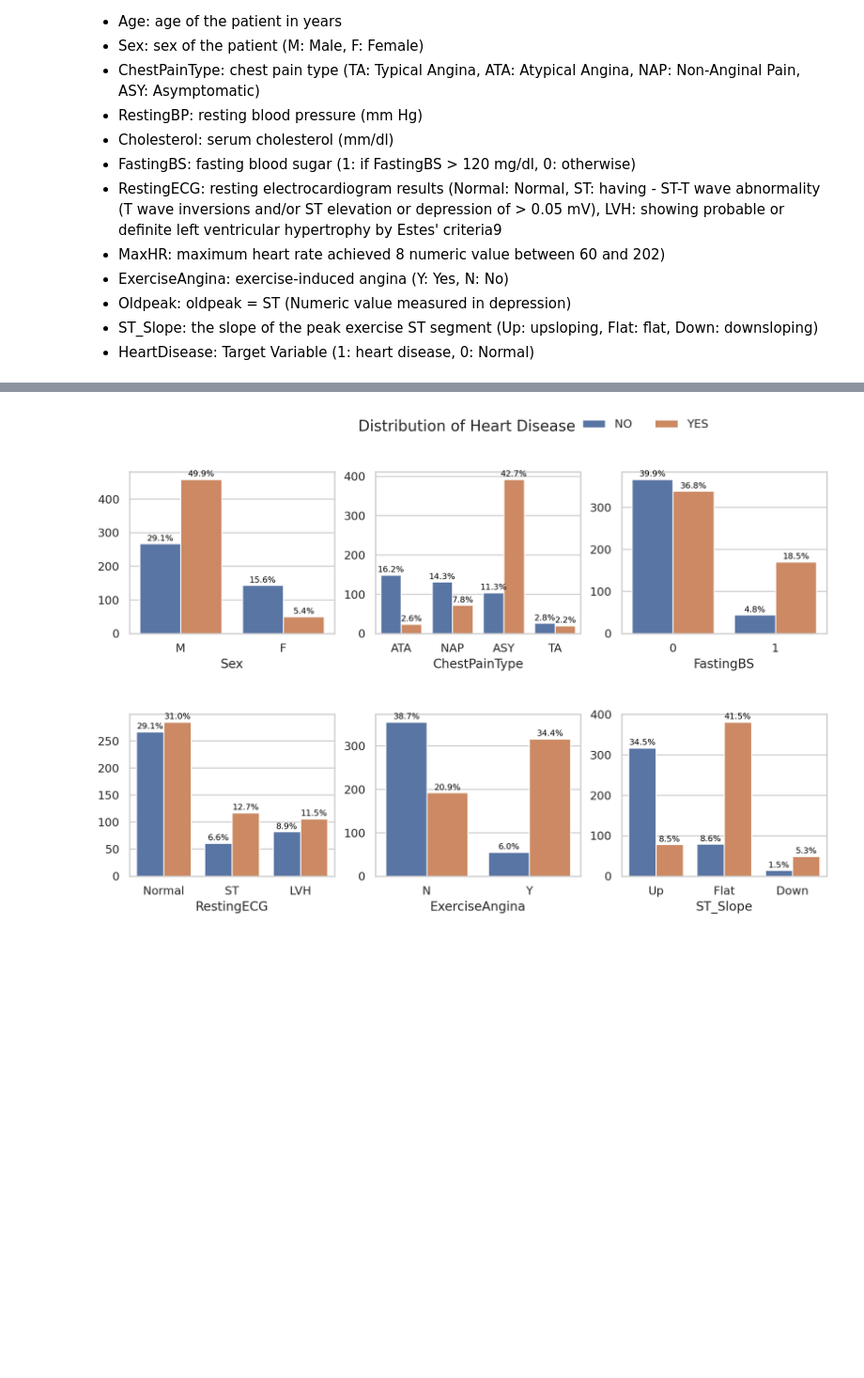
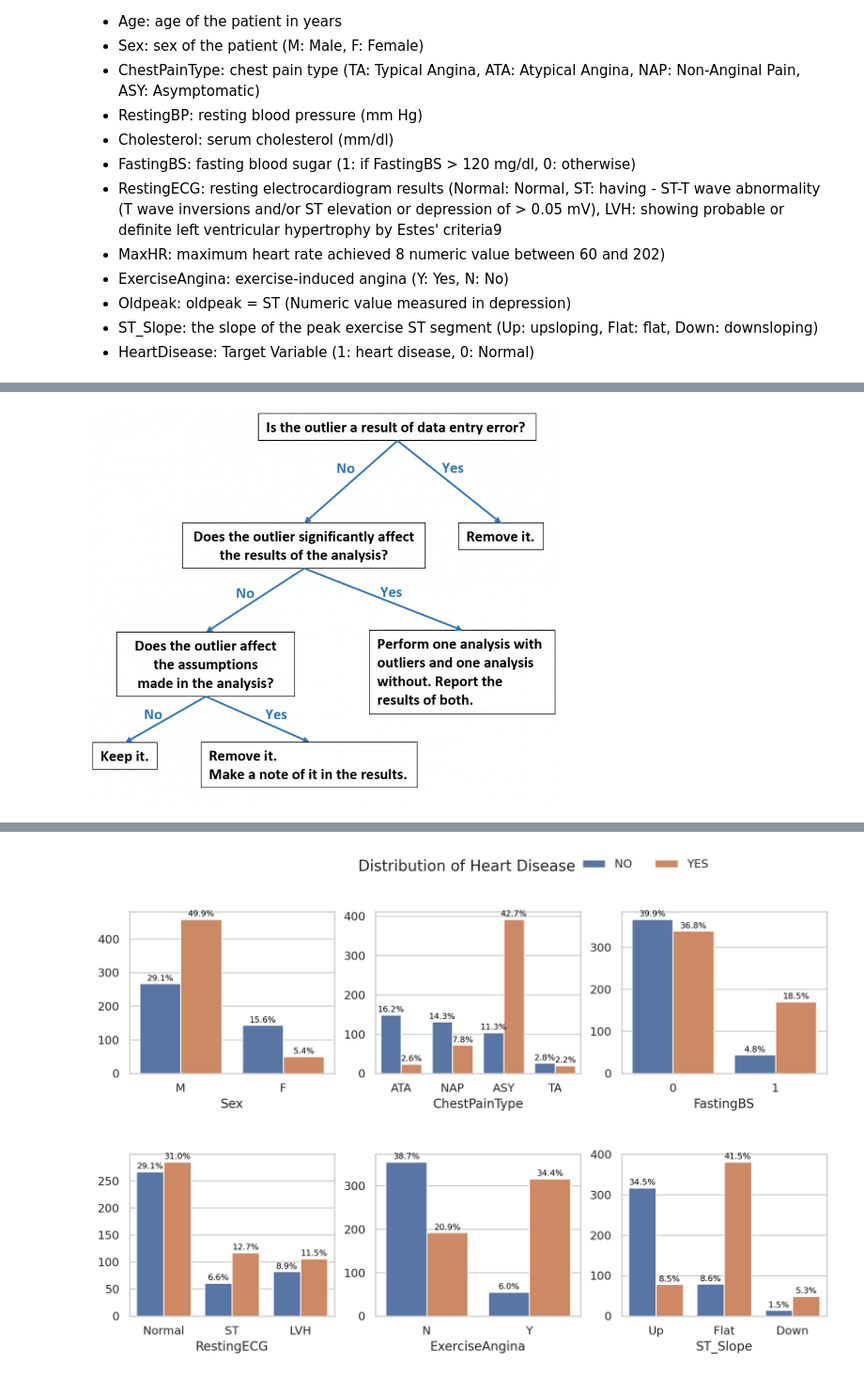
Before and after one commit to jrakhshanda55/Ausaf_ML, a Jupyter notebook: project1.ipynb, the cells around one changed output, grey strips where cells are left out. Shown at 94% size. Cells and saved outputs as stored; diff of their text form; code cells hidden in the pictures; blank space fills up the shorter version.

```diff
--- a/project1.ipynb
+++ b/project1.ipynb
@@ -62 +149,5 @@ df.head()
+# %%
+Image("/content/removeOutlier1.png", width=500, height=500)
+# %% [output]
+[figure, added]
 # %% [markdown]
```
Also changed, not shown: parts of 16 cells of this notebook.
